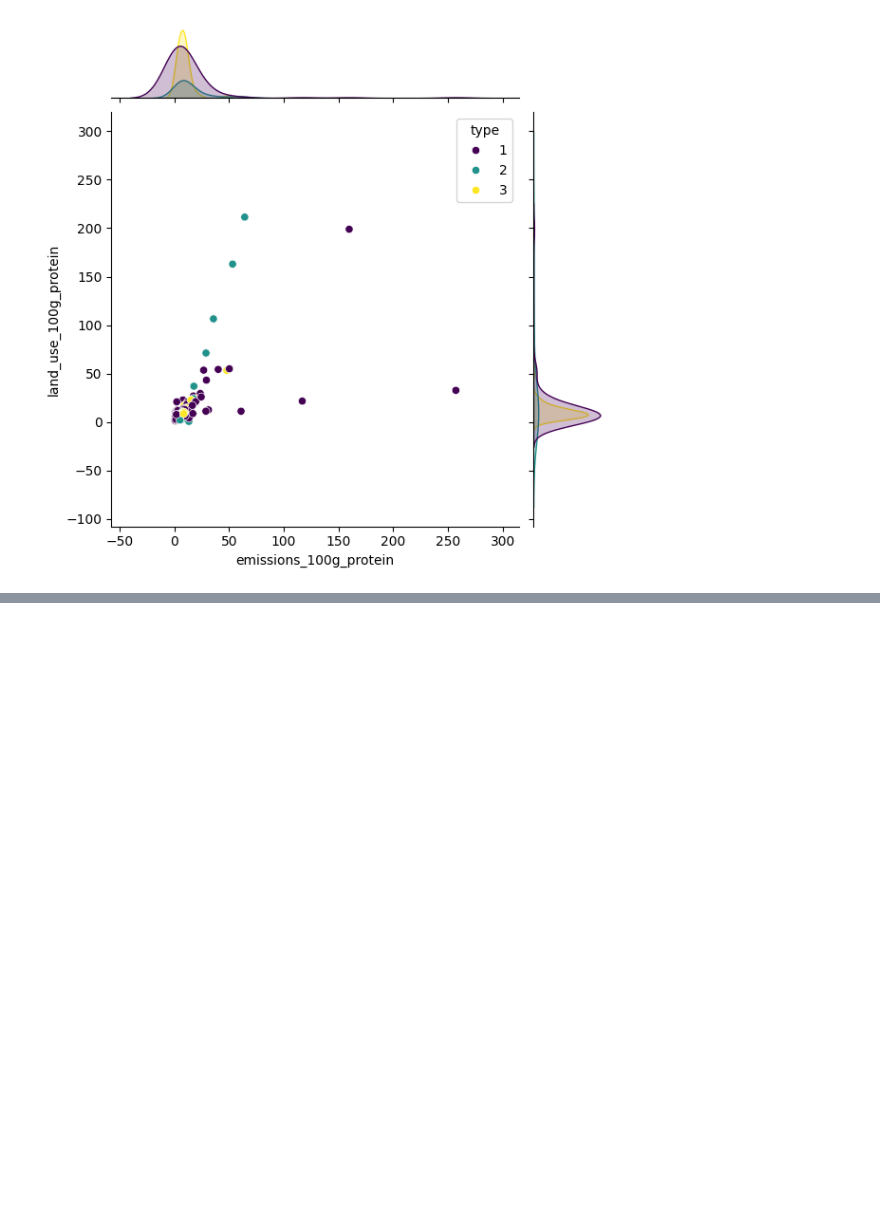
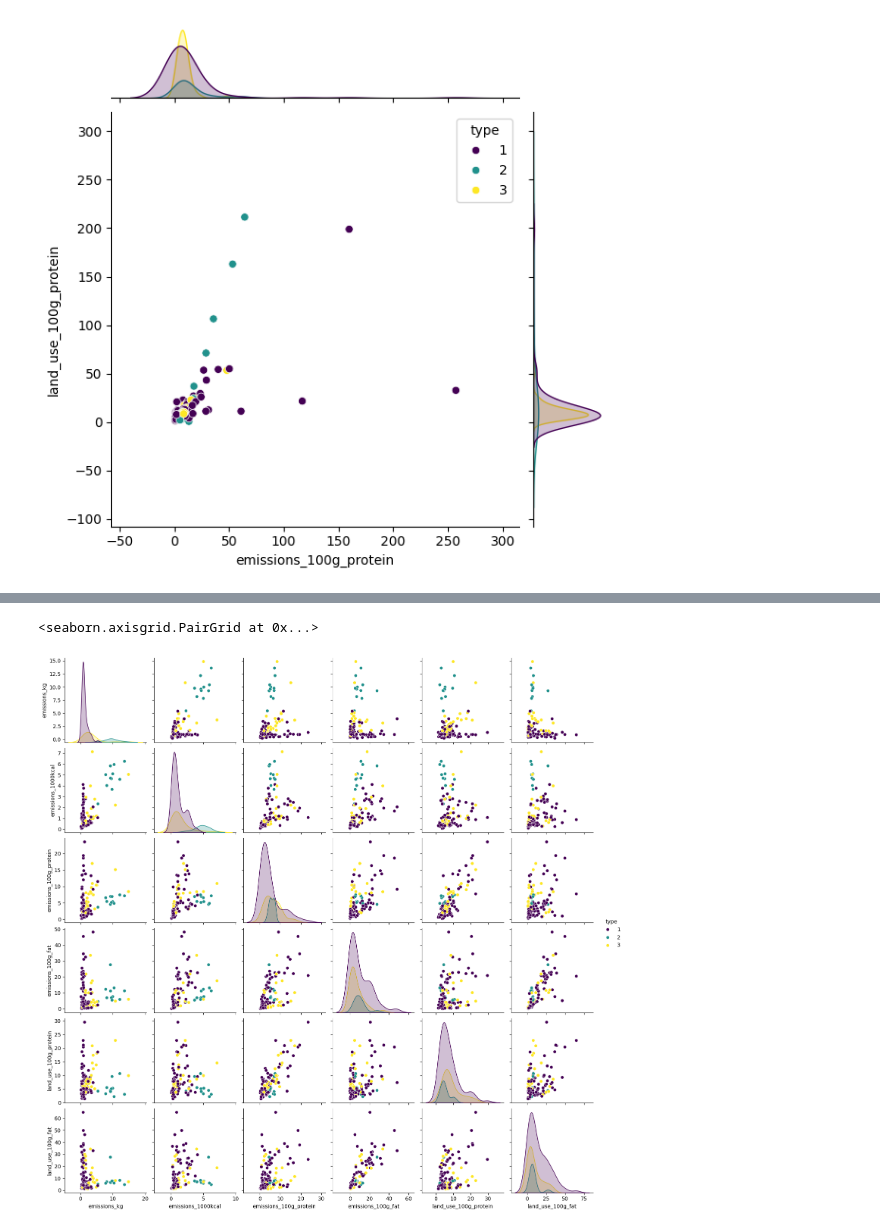
Before and after one commit to TMaczek/BananaIndexV2, a Jupyter notebook: BananaIndexEDA.ipynb, the cells around one changed output, grey strips where cells are left out. Saved outputs shown, nothing was run; the diff lists cells and outputs as text; code cells hidden in the pictures; blank space fills up the shorter version.

```diff
--- a/BananaIndexEDA.ipynb
+++ b/BananaIndexEDA.ipynb
@@ -383,0 +471,9 @@ sns.jointplot(data=df, x='emissions_100g_protein', y='land_use_100g_protein', hu
+# %%
+
+pairplot_cols = ['emissions_kg', 'emissions_1000kcal', 'emissions_100g_protein',
+        'emissions_100g_fat', 'land_use_100g_protein', 'land_use_100g_fat', 'type']
+
+sns.pairplot(data=df2[pairplot_cols], hue='type', palette='viridis')
+# %% [output]
+<seaborn.axisgrid.PairGrid at 0x...>
+[figure, added]
```
Also changed, not shown: parts of 11 cells of this notebook.
